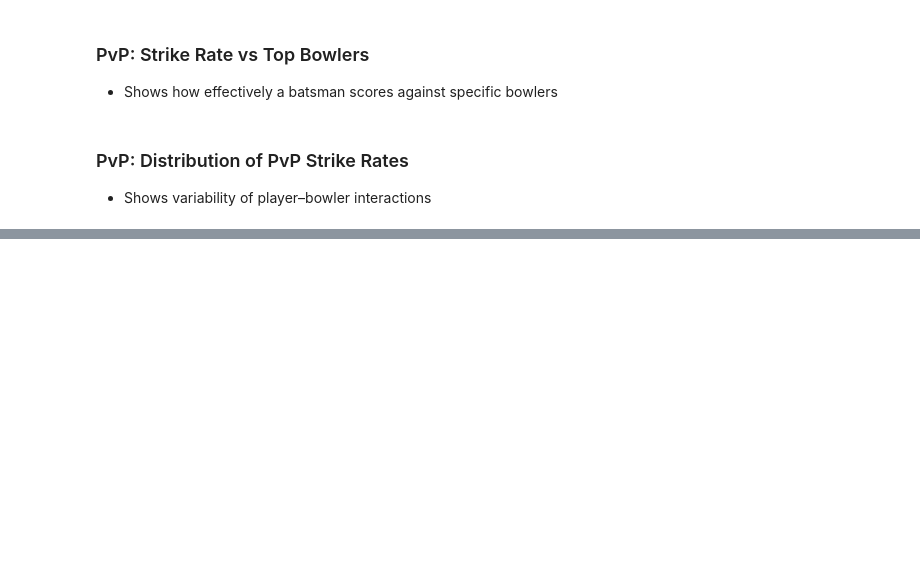
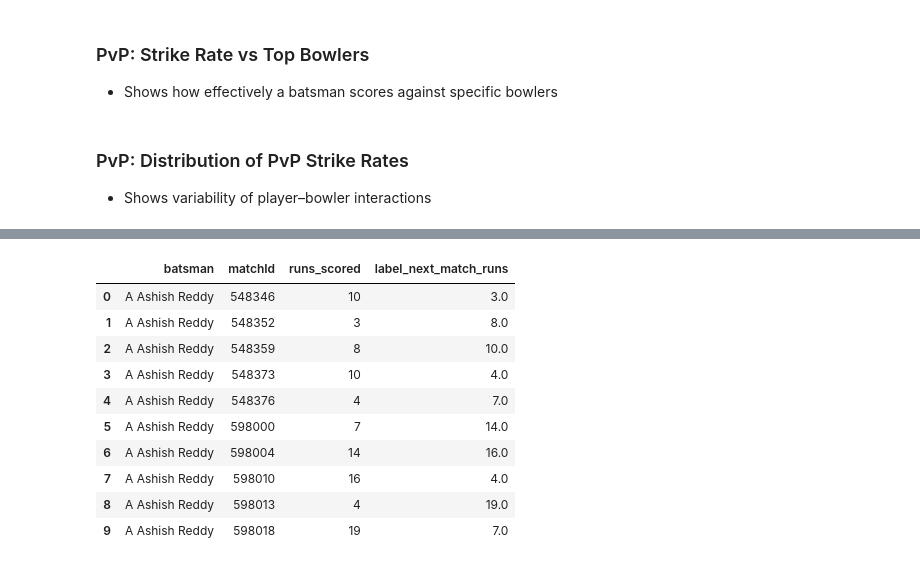
Before and after one commit to SpringBoardMentor895/AI_Cricket_Player_Performance_Prediction, a Jupyter notebook: 02_FeatureEngineering.ipynb, the cells around one changed output, grey strips where cells are left out. Saved outputs shown, nothing was run; the diff lists cells and outputs as text; code cells hidden in the pictures; blank space fills up the shorter version.

```diff
--- a/02_FeatureEngineering.ipynb
+++ b/02_FeatureEngineering.ipynb
@@ -725,0 +812,7 @@ plt.close()
+# %%
+# Sort player-match data chronologically
+player_match_df = player_match_df.sort_values(
+    ["batsman", "season", "matchId"]
+).reset_index(drop=True)
+
+player_match_df.head()
@@ -725,0 +826,26 @@ plt.close()
+# %%
+# Label: runs scored in the next match by the same player
+player_match_df["label_next_match_runs"] = (
+    player_match_df
+    .groupby("batsman")["runs_scored"]
+    .shift(-1)
+)
+
+player_match_df[[
+    "batsman",
+    "matchId",
+    "runs_scored",
+    "label_next_match_runs"
+]].head(10)
+# %% [output]
+|  | batsman | matchId | runs_scored | label_next_match_runs |
+| 0 | A Ashish Reddy | 548346 | 10 | 3.0 |
+| 1 | A Ashish Reddy | 548352 | 3 | 8.0 |
+| 2 | A Ashish Reddy | 548359 | 8 | 10.0 |
+| 3 | A Ashish Reddy | 548373 | 10 | 4.0 |
+| 4 | A Ashish Reddy | 548376 | 4 | 7.0 |
+| 5 | A Ashish Reddy | 598000 | 7 | 14.0 |
+| 6 | A Ashish Reddy | 598004 | 14 | 16.0 |
+| 7 | A Ashish Reddy | 598010 | 16 | 4.0 |
+| 8 | A Ashish Reddy | 598013 | 4 | 19.0 |
+| 9 | A Ashish Reddy | 598018 | 19 | 7.0 |
```
Also changed, not shown: parts of 30 cells of this notebook, 5 other files.
